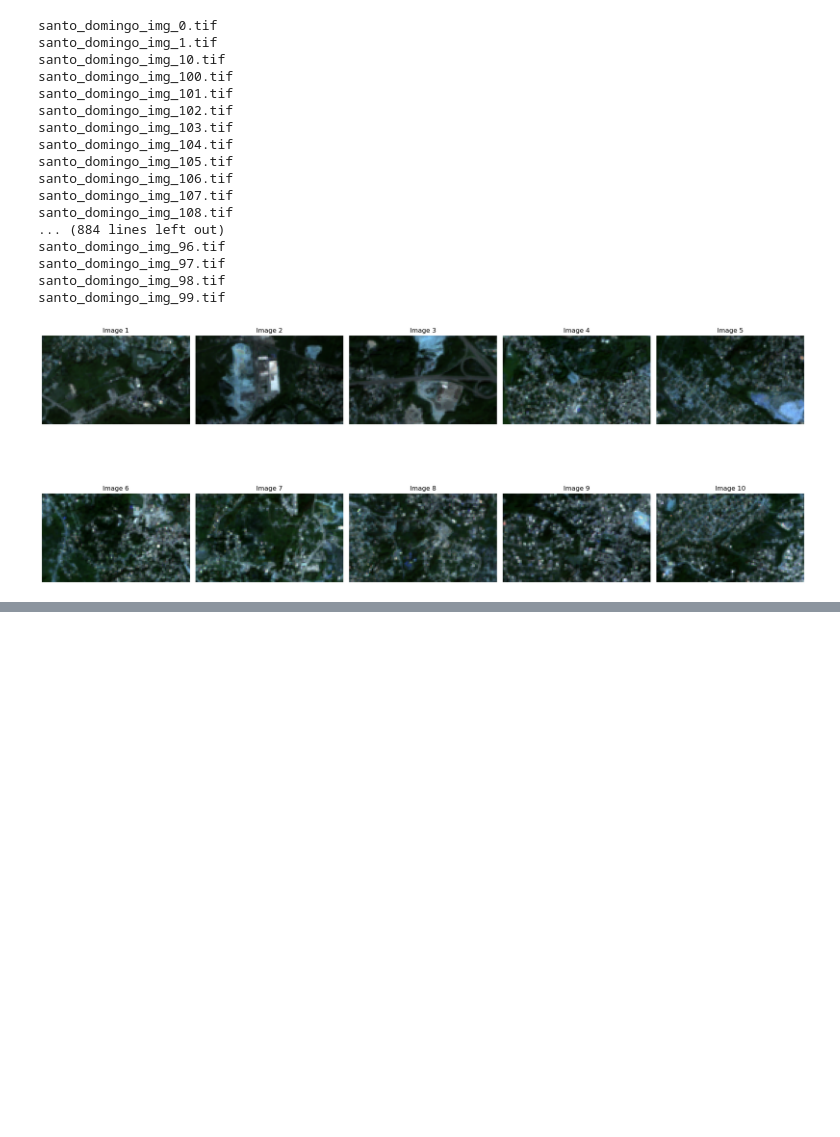
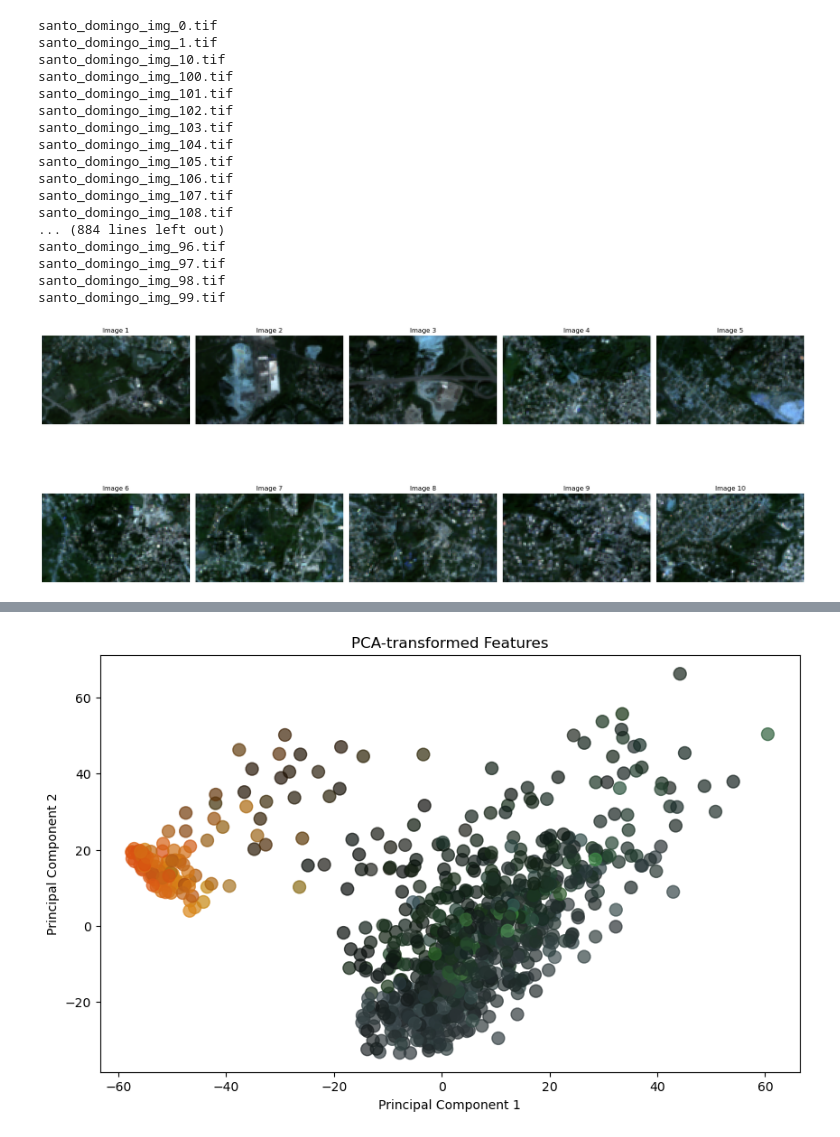
Before and after one commit to JuanesLamilla/TemporalClusterNet, a Jupyter notebook: main.ipynb, the cells around one changed output, grey strips where cells are left out. Saved outputs shown, nothing was run; the diff lists cells and outputs as text; code cells hidden in the pictures; blank space fills up the shorter version.

```diff
--- a/main.ipynb
+++ b/main.ipynb
@@ -249,0 +282,3 @@ df_effnet_features_pca = pd.DataFrame(pca.transform(df_effnet_features), index=d
+# %%
+# Transform the features
+df_effnet_features_pca = pd.DataFrame(pca.transform(df_effnet_features_pca), index=df_effnet_features.index)
@@ -249,0 +301,24 @@ df_effnet_features_pca = pd.DataFrame(pca.transform(df_effnet_features), index=d
+# %%
+# Add the image_list items to the DataFrame (line them up)
+df_effnet_features_pca["image"] = image_list
+# %%
+# Get the color average of each image
+df_effnet_features_pca["color_avg"] = df_effnet_features_pca["image"].apply(lambda x: np.mean(x, axis=(0, 1)))
+# Convert the RGB lists to a format suitable for Matplotlib
+df_effnet_features_pca['color_avg'] = df_effnet_features_pca['color_avg'].apply(lambda x: [c/255 for c in x])
+# %%
+plt.figure(figsize=(10, 6))
+plt.scatter(
+    x=df_effnet_features_pca[0],
+    y=df_effnet_features_pca[1],
+    c=df_effnet_features_pca['color_avg'].tolist(),
+    s=100,
+    edgecolor=None,
+    alpha=0.7
+)
+plt.xlabel("Principal Component 1")
+plt.ylabel("Principal Component 2")
+plt.title("PCA-transformed Features")
+plt.show()
+# %% [output]
+[figure, added]
```
Also changed, not shown: parts of 18 cells of this notebook, 2 other files.
